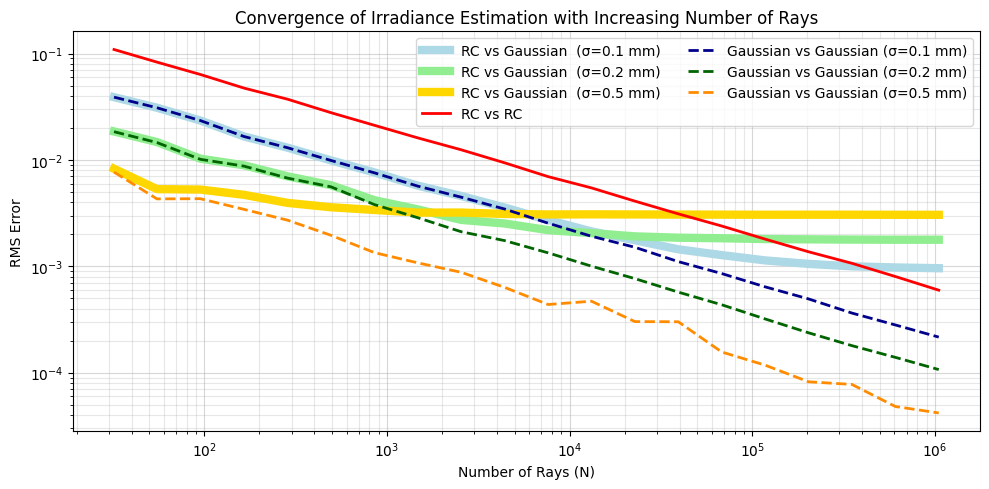
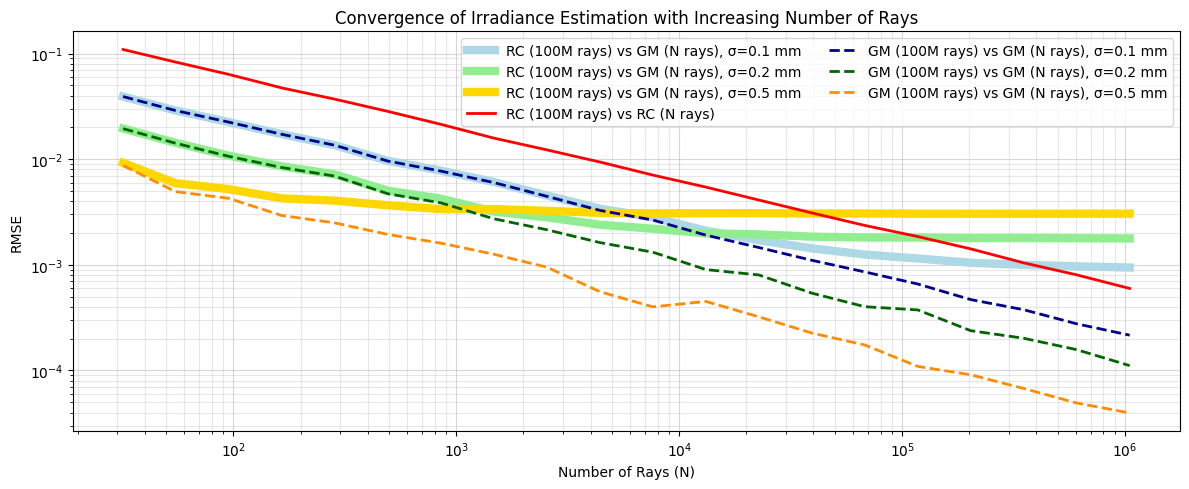
Unified diff of the notebook cell whose output changed from the first chart to the second:
--- before
+++ after
@@ -2,23 +2,23 @@
 
 
-plt.figure(figsize=(10,5))
+plt.figure(figsize=(12,5))
 
 colors = ['lightblue', 'lightgreen', 'gold', 'purple']
 for i, sigma in enumerate(RMSE_RC.keys()):
-    plt.loglog(all_num_rays,[elem.cpu() for elem in RMSE_RC[sigma]],'-',linewidth=6, markersize=4,color=colors[i],label=f"RC vs Gaussian  (σ={sigma} mm)",alpha=1)
+    plt.loglog(all_num_rays,[elem.cpu() for elem in RMSE_RC[sigma]],'-',linewidth=6, markersize=4,color=colors[i],label=f"RC (100M rays) vs GM (N rays), σ={sigma} mm",alpha=1)
     
-plt.loglog(all_num_rays,[elem.cpu() for elem in RMSE_RC_RC],linewidth=2, markersize=4,color ="red",label="RC vs RC")
+plt.loglog(all_num_rays,[elem.cpu() for elem in RMSE_RC_RC],linewidth=2, markersize=4,color ="red",label="RC (100M rays) vs RC (N rays)")
 colors = ['darkblue', 'darkgreen', 'darkorange', 'purple']
 for i, sigma in enumerate(RMSE_RC.keys()):
-    plt.loglog(all_num_rays,[elem.cpu() for elem in RMSE_smooth[sigma]],'--',linewidth=2, markersize=4,color = colors[i],label=f"Gaussian vs Gaussian (σ={sigma} mm)", alpha=1)
+    plt.loglog(all_num_rays,[elem.cpu() for elem in RMSE_smooth[sigma]],'--',linewidth=2, markersize=4,color = colors[i],label=f"GM (100M rays) vs GM (N rays), σ={sigma} mm", alpha=1)
 
 
 plt.title('Convergence of Irradiance Estimation with Increasing Number of Rays')#fontsize=16
 plt.xlabel('Number of Rays (N)')#, fontsize=14
-plt.ylabel('RMS Error')#, fontsize=14
+plt.ylabel('RMSE')#, fontsize=14
 plt.legend( ncol=2)
 plt.grid(True, 'minor',alpha=0.3)
 plt.grid(True,alpha=0.5)
 plt.tight_layout()
-
+plt.savefig("irradiance_comparison_RMSE_VA.png", dpi=400, bbox_inches='tight')
         

Commit: rerun finished